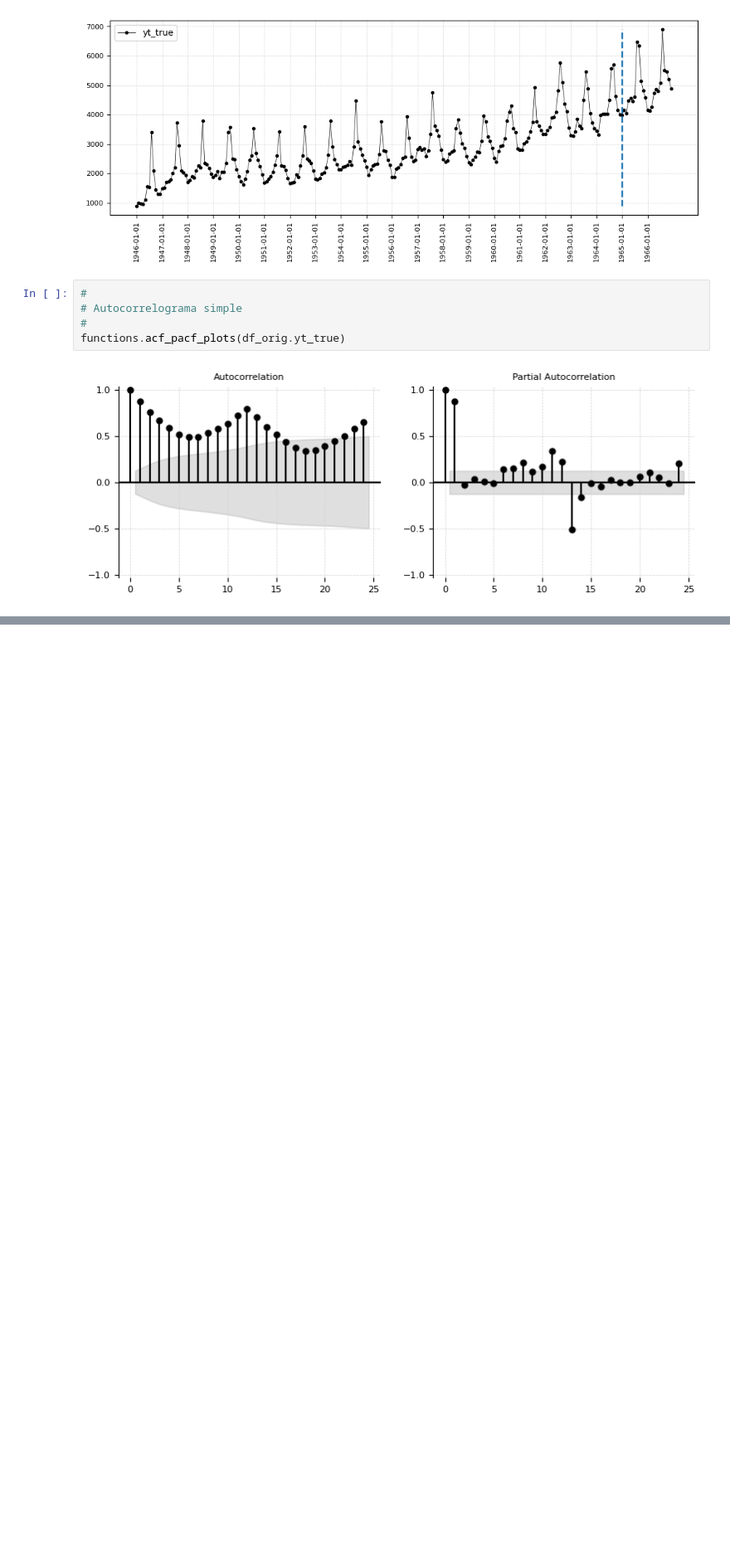
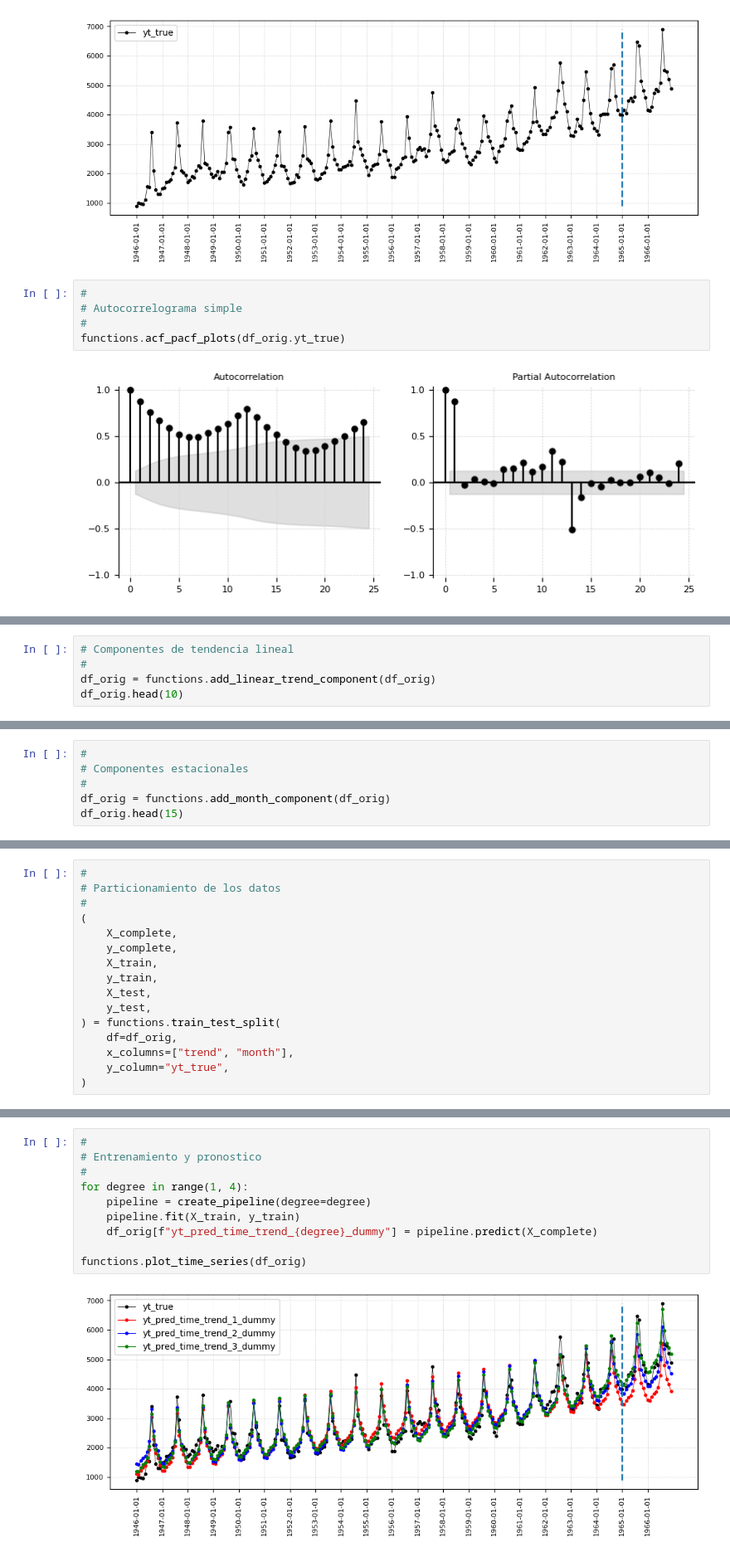
Before and after one commit to 2024-2-analitica-predictiva/2024-2-PRE-14-prediccion-de-series-de-tiempo-dcartagena2001, a Jupyter notebook: homework/notebook_1.ipynb, the cells around one changed output, grey strips where cells are left out. Shown at 83% size. Drawn from its saved outputs; the diff is of its cells as text; blank space fills up the shorter version.

Commit message:
pronosticos

```diff
--- a/homework/notebook_1.ipynb
+++ b/homework/notebook_1.ipynb
@@ -38,0 +129,5 @@ functions.acf_pacf_plots(df_orig.yt_true)
+# %%
+# Componentes de tendencia lineal
+#
+df_orig = functions.add_linear_trend_component(df_orig)
+df_orig.head(10)
@@ -38,0 +147,6 @@ functions.acf_pacf_plots(df_orig.yt_true)
+# %%
+#
+# Componentes estacionales
+#
+df_orig = functions.add_month_component(df_orig)
+df_orig.head(15)
@@ -38,0 +171,16 @@ functions.acf_pacf_plots(df_orig.yt_true)
+# %%
+#
+# Particionamiento de los datos
+#
+(
+    X_complete,
+    y_complete,
+    X_train,
+    y_train,
+    X_test,
+    y_test,
+) = functions.train_test_split(
+    df=df_orig,
+    x_columns=["trend", "month"],
+    y_column="yt_true",
+)
@@ -38,0 +227,12 @@ functions.acf_pacf_plots(df_orig.yt_true)
+# %%
+#
+# Entrenamiento y pronostico
+#
+for degree in range(1, 4):
+    pipeline = create_pipeline(degree=degree)
+    pipeline.fit(X_train, y_train)
+    df_orig[f"yt_pred_time_trend_{degree}_dummy"] = pipeline.predict(X_complete)
+
+functions.plot_time_series(df_orig)
+# %% [output]
+[figure, added]
```
Also changed, not shown: parts of 9 cells of this notebook, 2 other files.
